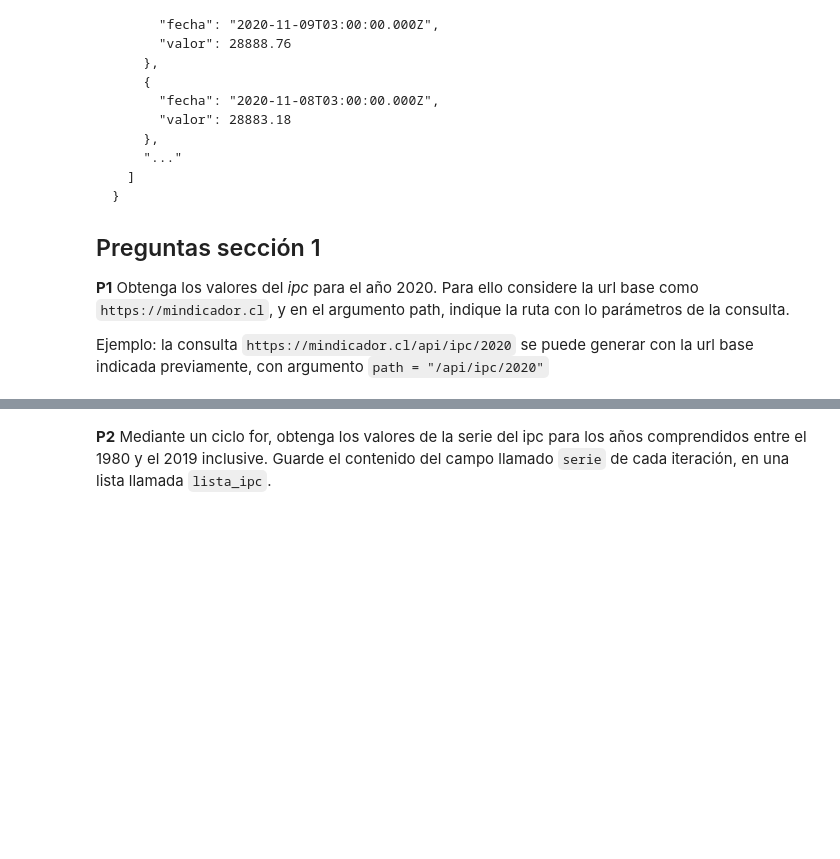
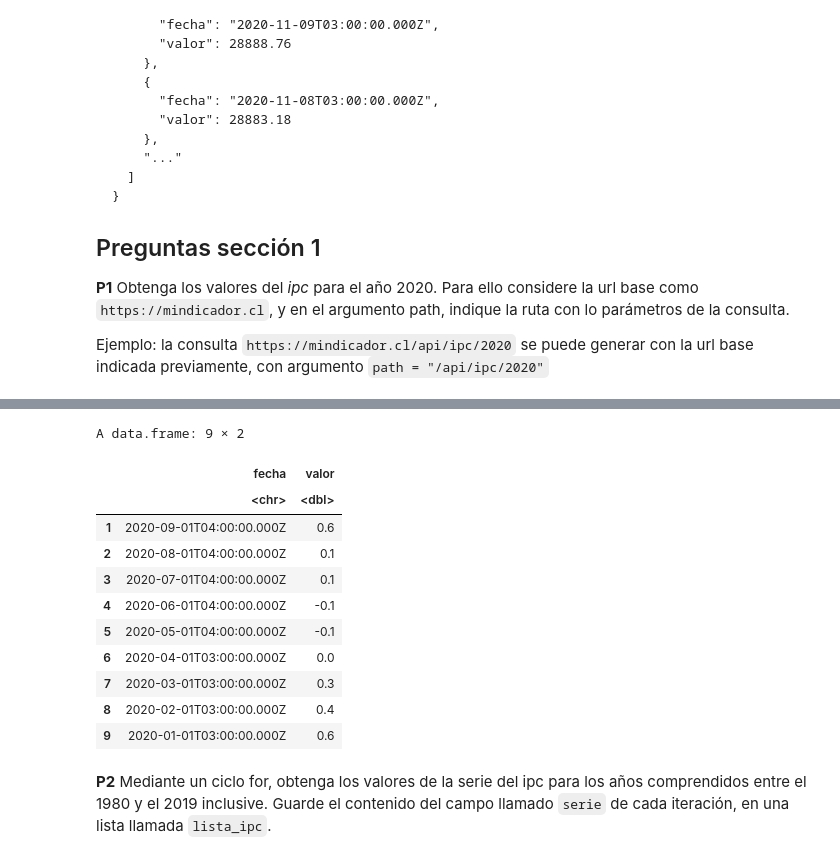
Before and after one commit to mrrojas72/Introduccion_a_ciencia_de_datos_R, a Jupyter notebook: Ayudantías/Ayudantía3/A3_Taller.ipynb, the cells around one changed output, grey strips where cells are left out. Drawn from its saved outputs; the diff is of its cells as text; code cells hidden in the pictures; blank space fills up the shorter version.

```diff
--- a/Ayudantías/Ayudantía3/A3_Taller.ipynb
+++ b/Ayudantías/Ayudantía3/A3_Taller.ipynb
@@ -243,2 +391,19 @@ Ejemplo: la consulta `https://mindicador.cl/api/ipc/2020` se puede generar con l
+# %%
+ipc_df <- contenido$serie
+# %%
+ipc_df
+# %% [output]
+A data.frame: 9 × 2
+|  | fecha | valor |
+|  | <chr> | <dbl> |
+| 1 | 2020-09-01T04:00:00.000Z | 0.6 |
+| 2 | 2020-08-01T04:00:00.000Z | 0.1 |
+| 3 | 2020-07-01T04:00:00.000Z | 0.1 |
+| 4 | 2020-06-01T04:00:00.000Z | -0.1 |
+| 5 | 2020-05-01T04:00:00.000Z | -0.1 |
+| 6 | 2020-04-01T03:00:00.000Z | 0.0 |
+| 7 | 2020-03-01T03:00:00.000Z | 0.3 |
+| 8 | 2020-02-01T03:00:00.000Z | 0.4 |
+| 9 | 2020-01-01T03:00:00.000Z | 0.6 |
 # %% [markdown]
 **P2** Mediante un ciclo for, obtenga los valores de la serie del ipc para los años comprendidos entre el 1980 y el 2019 inclusive. Guarde el contenido del campo llamado `serie` de cada iteración,  en una lista llamada `lista_ipc`.
```
Also changed, not shown: parts of 29 cells of this notebook.
